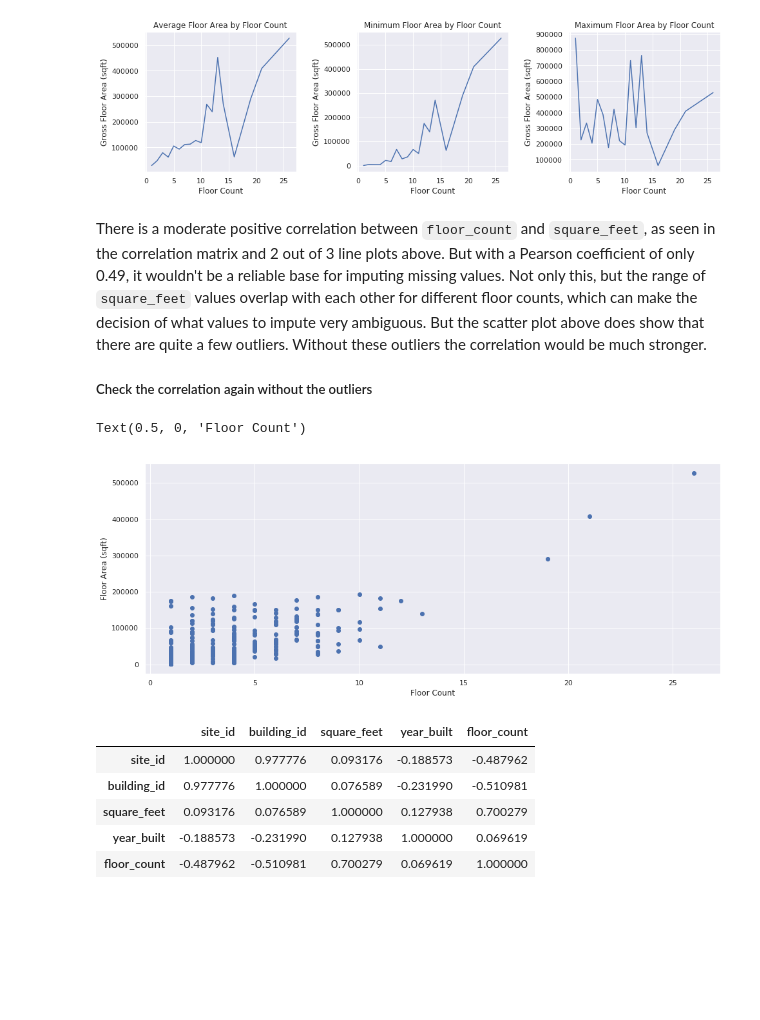
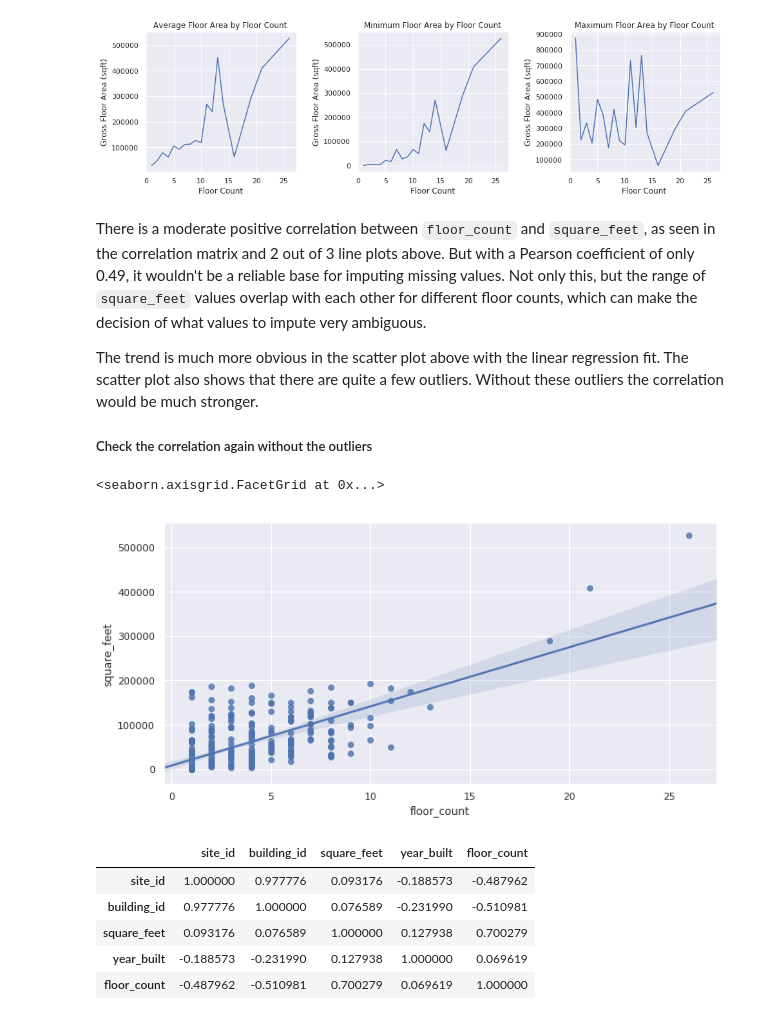
Before and after one commit to tri-bui/gep3-draft, a Jupyter notebook: cleaning.ipynb, the cells around one changed output. Saved outputs shown, nothing was run; the diff lists cells and outputs as text; code cells hidden in the pictures; blank space fills up the shorter version.

```diff
--- a/cleaning.ipynb
+++ b/cleaning.ipynb
@@ -326,21 +317,21 @@ plt.subplots_adjust(wspace=0.4)
 # %% [output]
 [figure]
 # %% [markdown]
-There is a moderate positive correlation between `floor_count` and `square_feet`, as seen in the correlation matrix and 2 out of 3 line plots above. But with a Pearson coefficient of only 0.49, it wouldn't be a reliable base for imputing missing values. Not only this, but the range of `square_feet` values overlap with each other for different floor counts, which can make the decision of what values to impute very ambiguous. But the scatter plot above does show that there are quite a few outliers. Without these outliers the correlation would be much stronger.
+There is a moderate positive correlation between `floor_count` and `square_feet`, as seen in the correlation matrix and 2 out of 3 line plots above. But with a Pearson coefficient of only 0.49, it wouldn't be a reliable base for imputing missing values. Not only this, but the range of `square_feet` values overlap with each other for different floor counts, which can make the decision of what values to impute very ambiguous.
+
+The trend is much more obvious in the scatter plot above with the linear regression fit. The scatter plot also shows that there are quite a few outliers. Without these outliers the correlation would be much stronger.
 
 ##### Check the correlation again without the outliers
 # %%
 # Filter out outliers
 outliers = building[(building.floor_count < 15) & (building.square_feet > 200000)].index
 outliers_removed = building[building.floor_count != 16].drop(outliers)
 
 # Replot the scatter plot
-plt.scatter(outliers_removed.floor_count, outliers_removed.square_feet)
-plt.ylabel('Floor Area (sqft)')
-plt.xlabel('Floor Count')
+sns.lmplot(x='floor_count', y='square_feet', data=outliers_removed, aspect=2)
 # %% [output]
-Text(0.5, 0, 'Floor Count')
+<seaborn.axisgrid.FacetGrid at 0x...>
-[figure, old version]
+[figure, new version]
 # %%
 outliers_removed.corr()
 # %% [output]
```
Also changed, not shown: parts of 11 cells of this notebook.
